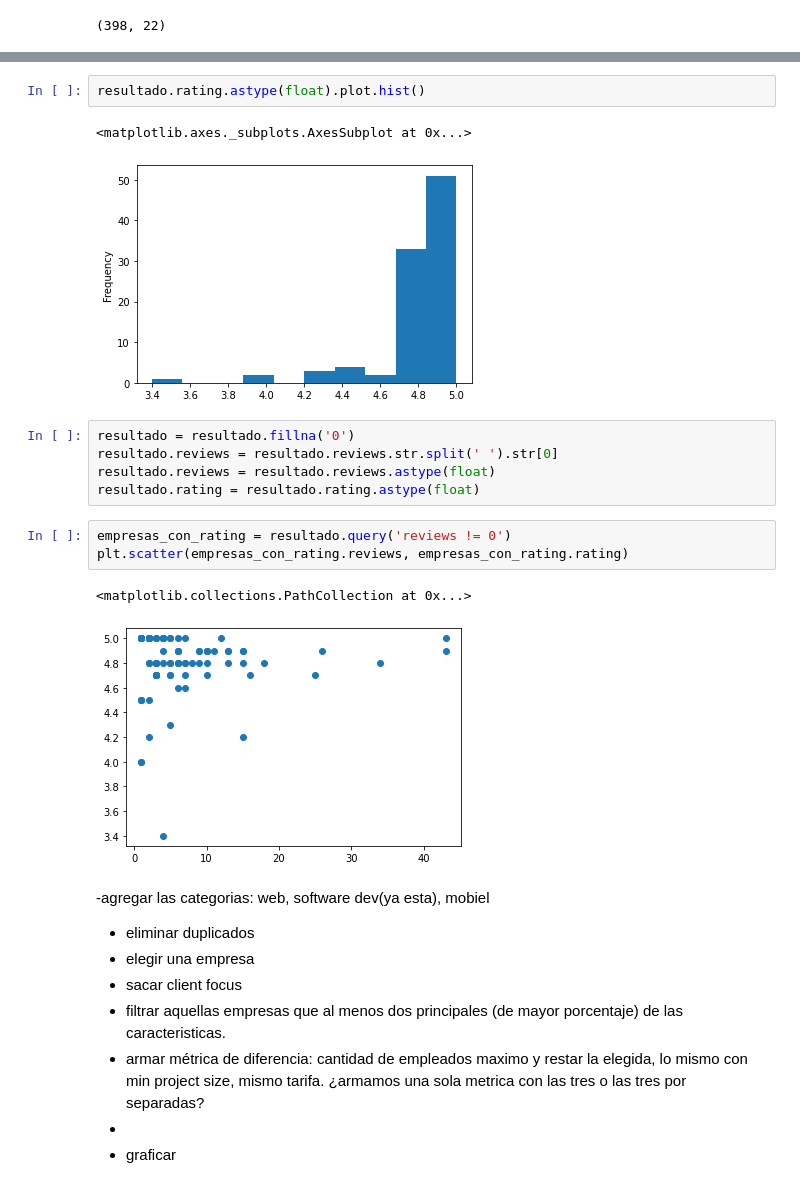
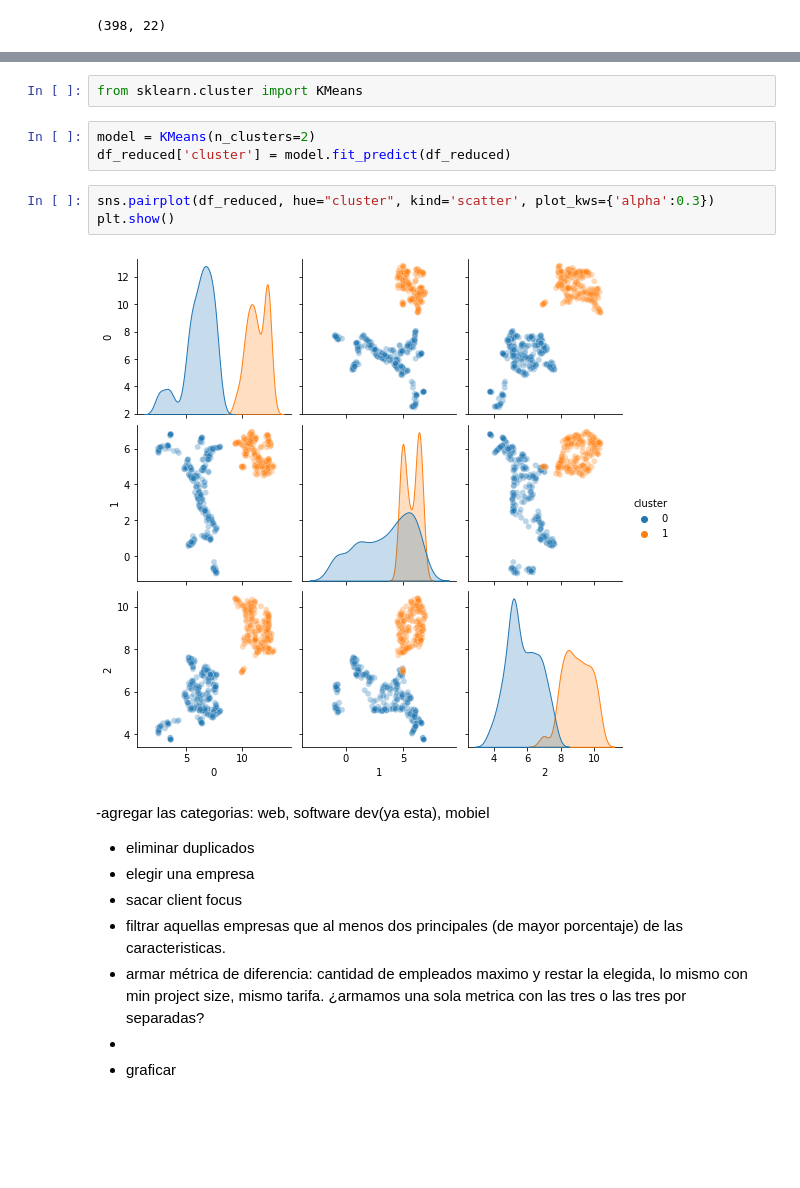
Before and after one commit to alexiswalker/grupo_3, a Jupyter notebook: webmining/tp_web_mining.ipynb, the cells around one changed output, grey strips where cells are left out. Drawn from its saved outputs; the diff is of its cells as text; blank space fills up the shorter version.

Commit message:
Correcciones al tp de webmining + kmeans

```diff
--- a/webmining/tp_web_mining.ipynb
+++ b/webmining/tp_web_mining.ipynb
@@ -448,19 +375,13 @@ resultado.head()
-# %%
-resultado.rating.astype(float).plot.hist()
-# %% [output]
-<matplotlib.axes._subplots.AxesSubplot at 0x...>
-[figure, removed]
-# %%
-resultado = resultado.fillna('0')
-resultado.reviews = resultado.reviews.str.split(' ').str[0]
-resultado.reviews = resultado.reviews.astype(float)
-resultado.rating = resultado.rating.astype(float)
-# %%
-empresas_con_rating = resultado.query('reviews != 0')
-plt.scatter(empresas_con_rating.reviews, empresas_con_rating.rating)
-# %% [output]
-<matplotlib.collections.PathCollection at 0x...>
-[figure, removed]
+# %%
+from sklearn.cluster import KMeans
+# %%
+model = KMeans(n_clusters=2)
+df_reduced['cluster'] = model.fit_predict(df_reduced)
+# %%
+sns.pairplot(df_reduced, hue="cluster", kind='scatter', plot_kws={'alpha':0.3})
+plt.show()
+# %% [output]
+[figure, added]
 # %% [markdown]
 -agregar las categorias: web, software dev(ya esta), mobiel
 - eliminar duplicados
```
Also changed, not shown: parts of 74 cells of this notebook, 1 other file.
